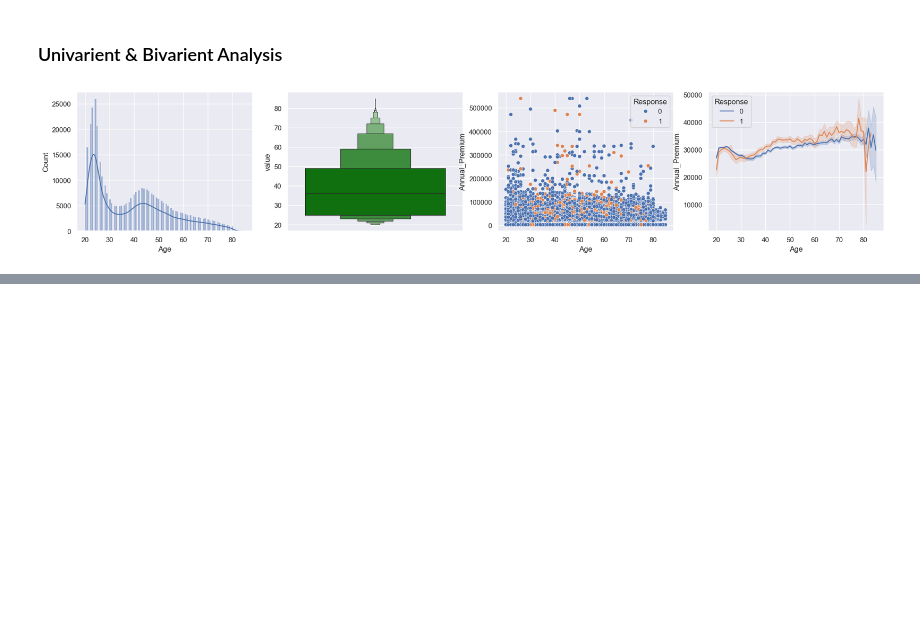
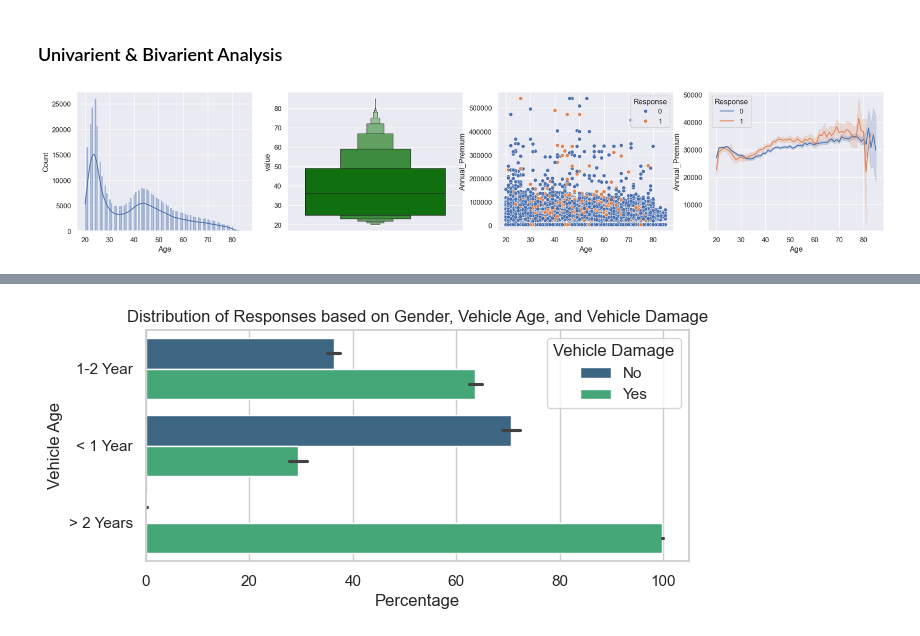
Before and after one commit to saifghostrider454/VehicleInsurancePrediction, a Jupyter notebook: EDA/eda.ipynb, the cells around one changed output, grey strips where cells are left out. Cells and saved outputs as stored; diff of their text form; code cells hidden in the pictures; blank space fills up the shorter version.

```diff
--- a/EDA/eda.ipynb
+++ b/EDA/eda.ipynb
@@ -118,0 +248,16 @@ plt.show()
+# %%
+grouped_df = dataframe.groupby(['Gender', 'Vehicle_Age', 'Vehicle_Damage'], as_index=False).size()
+
+# Calculate the total count for each group
+total_count_df = dataframe.groupby(['Gender', 'Vehicle_Age']).size().reset_index(name='Total_Count')
+
+# Merge the two DataFrames
+result_df = pd.merge(grouped_df, total_count_df, on=['Gender', 'Vehicle_Age'])
+
+# Calculate the Percentage column
+result_df['Percentage'] = round(result_df['size'] / result_df['Total_Count'] * 100, 2)
+
+# Drop unnecessary columns if needed
+result_df = result_df.drop(['size', 'Total_Count'], axis=1)
+
+result_df
@@ -118,0 +278,20 @@ plt.show()
+# %%
+sns.set(style="whitegrid")  # Set the style of the plot
+
+# Create a bar plot
+plt.figure(figsize=(7, 3))
+sns.barplot(x='Percentage', y='Vehicle_Age', hue='Vehicle_Damage', data=result_df, palette='viridis')
+
+# Add labels and title
+plt.xlabel('Percentage')
+plt.ylabel('Vehicle Age')
+plt.title('Distribution of Responses based on Gender, Vehicle Age, and Vehicle Damage')
+
+# Display the legend
+plt.legend(title='Vehicle Damage', loc='upper right')
+
+plt.savefig('gender_vs_vehicleAge_vs_damage_response.png')
+# Show the plot
+plt.show()
+# %% [output]
+[figure, added]
```
Also changed, not shown: parts of 13 cells of this notebook, 6 other files.
